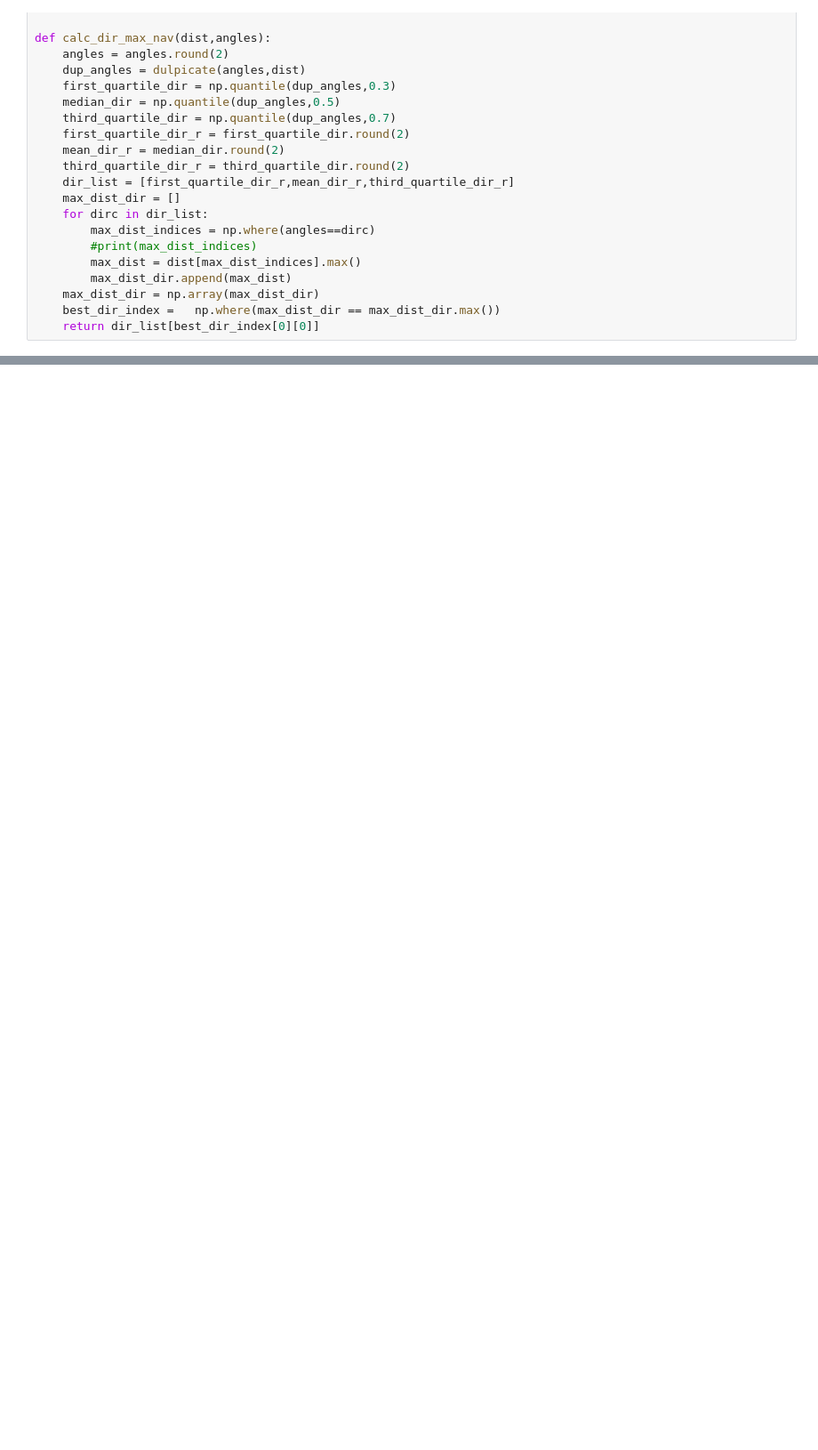
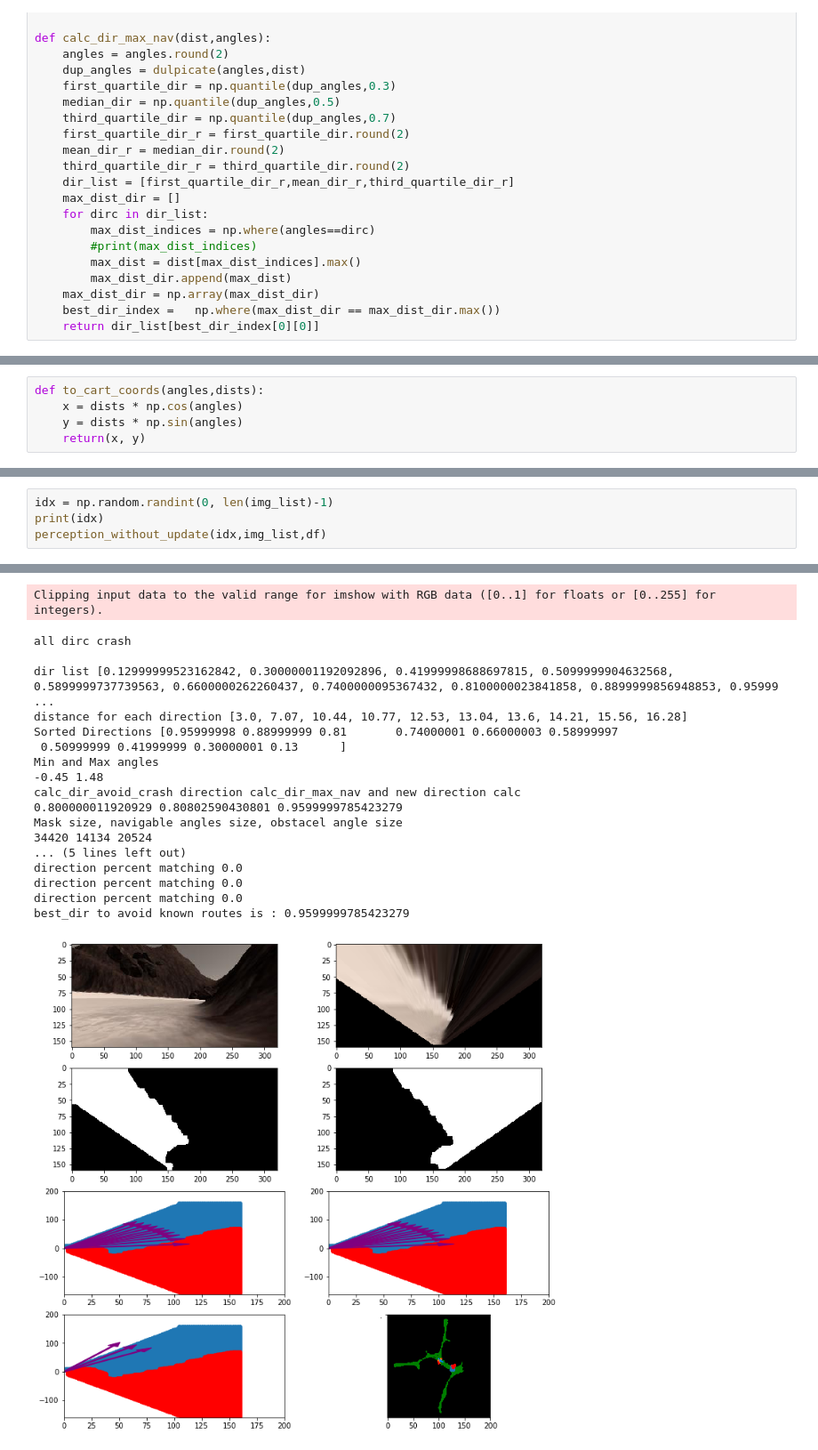
Before and after one commit to Nour-Osama/NASA-Mars-Autonomous-Rover-Simulation, a Jupyter notebook: Project Pipeline and visualisations.ipynb, the cells around one changed output, grey strips where cells are left out. Shown at 89% size. Saved outputs shown, nothing was run; the diff lists cells and outputs as text; blank space fills up the shorter version.

```diff
--- a/Project Pipeline and visualisations.ipynb
+++ b/Project Pipeline and visualisations.ipynb
@@ -746,0 +370,5 @@ np.array([]).min()
+# %%
+def to_cart_coords(angles,dists):
+    x = dists * np.cos(angles)
+    y = dists * np.sin(angles)
+    return(x, y)
@@ -746,0 +760,5 @@ np.array([]).min()
+# %%
+idx = np.random.randint(0, len(img_list)-1)
+print(idx)
+perception_without_update(idx,img_list,df)
+# %% [output]
@@ -746,0 +777,19 @@ np.array([]).min()
+Clipping input data to the valid range for imshow with RGB data ([0..1] for floats or [0..255] for integers).
+all dirc crash
+
+dir list [0.12999999523162842, 0.30000001192092896, 0.41999998688697815, 0.5099999904632568, 0.5899999737739563, 0.6600000262260437, 0.7400000095367432, 0.8100000023841858, 0.8899999856948853, 0.95999 ...
+distance for each direction [3.0, 7.07, 10.44, 10.77, 12.53, 13.04, 13.6, 14.21, 15.56, 16.28]
+Sorted Directions [0.95999998 0.88999999 0.81       0.74000001 0.66000003 0.58999997
+ 0.50999999 0.41999999 0.30000001 0.13      ]
+Min and Max angles
+-0.45 1.48
+calc_dir_avoid_crash direction calc_dir_max_nav and new direction calc
+0.800000011920929 0.80802590430801 0.9599999785423279
+Mask size, navigable angles size, obstacel angle size
+34420 14134 20524
+... (5 lines left out)
+direction percent matching 0.0
+direction percent matching 0.0
+direction percent matching 0.0
+best_dir to avoid known routes is : 0.9599999785423279
+[figure, added]
```
Also changed, not shown: parts of 50 cells of this notebook, 6 other files.
